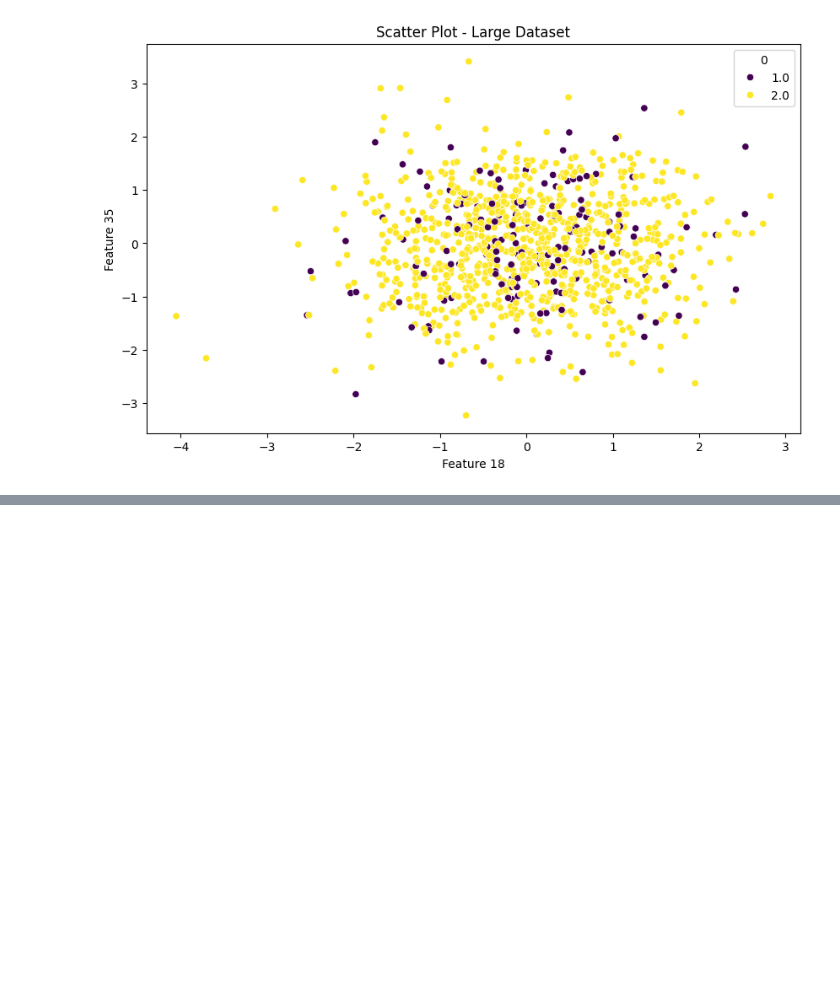
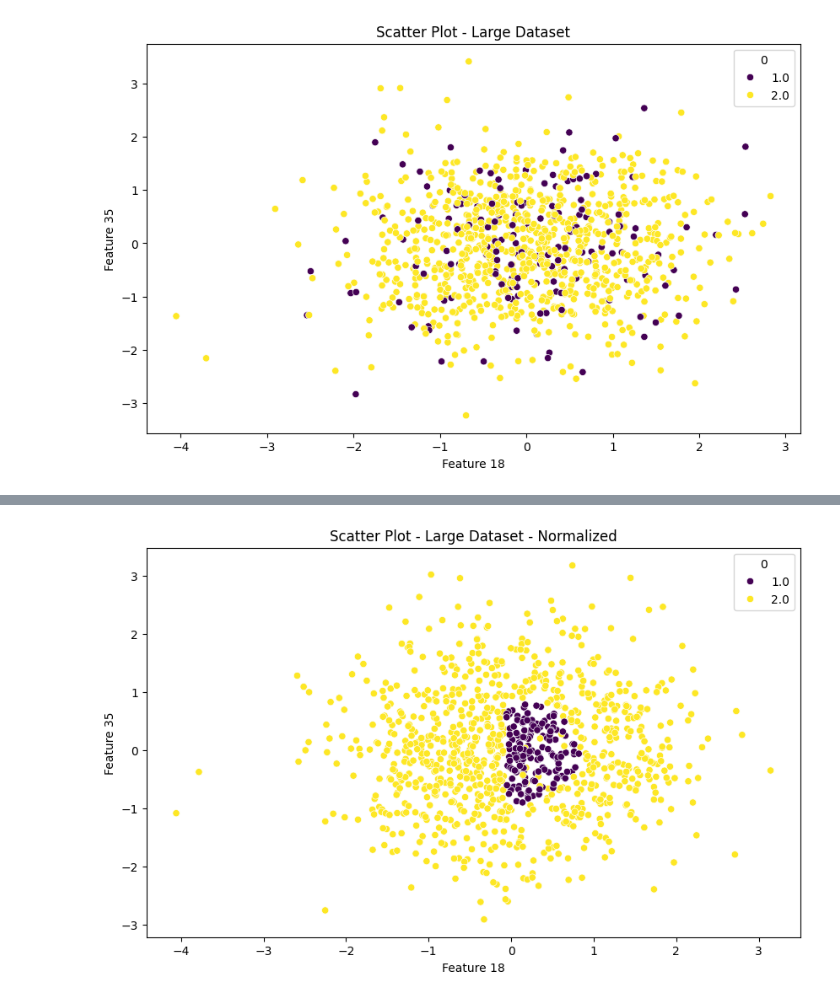
Before and after one commit to FelixMDM/Machine-Learning, a Jupyter notebook: Proj2.ipynb, the cells around one changed output, grey strips where cells are left out. Drawn from its saved outputs; the diff is of its cells as text; code cells hidden in the pictures; blank space fills up the shorter version.

```diff
--- a/Proj2.ipynb
+++ b/Proj2.ipynb
@@ -98,0 +115,16 @@ plt.show()
+# %%
+X_large_data = data_large.iloc[:,1:]
+
+means_large = X_large_data.mean()
+std_large = X_large_data.std()
+
+X_norm_large = (X_large_data - means_large)/std_large
+
+plt.figure(figsize=(10, 6))
+sns.scatterplot(x=X_norm_large.iloc[:, 17], y=X_norm_large.iloc[:, 34], hue=class_labels_large, palette='viridis')
+plt.xlabel('Feature 18')
+plt.ylabel('Feature 35')
+plt.title('Scatter Plot - Large Dataset - Normalized')
+plt.show()
+# %% [output]
+[figure, added]
```
Also changed, not shown: parts of 1 cell of this notebook.
